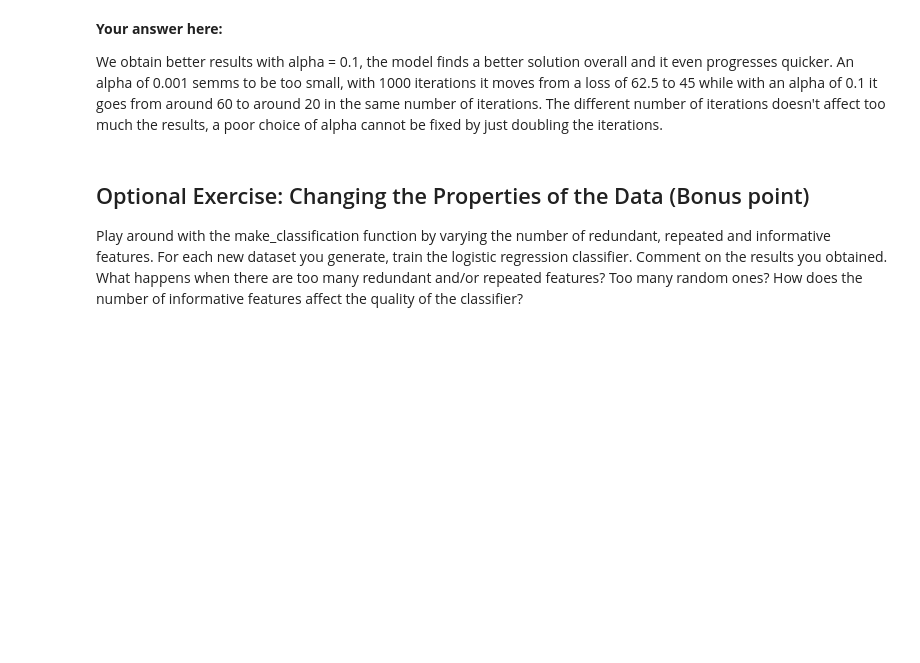
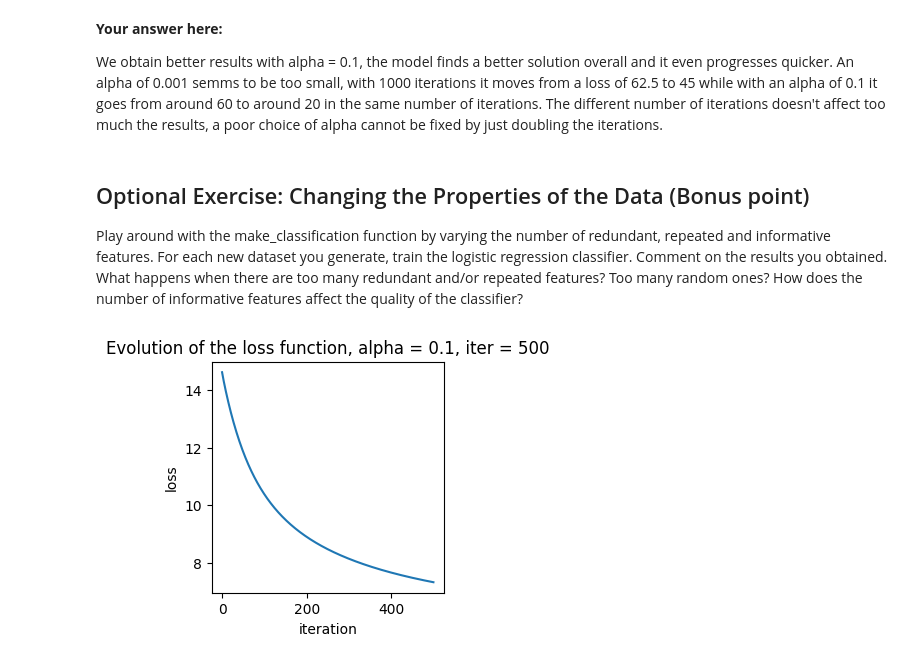
Before and after one commit to malis-course/MALIS, a Jupyter notebook: labs/lab2/lr/log_reg_solver.ipynb, the cells around one changed output. Cells and saved outputs as stored; diff of their text form; code cells hidden in the pictures; blank space fills up the shorter version.

```diff
--- a/labs/lab2/lr/log_reg_solver.ipynb
+++ b/labs/lab2/lr/log_reg_solver.ipynb
@@ -312,3 +312,31 @@ The different number of iterations doesn't affect too much the results, a poor c
 # %% [markdown]
 ## Optional Exercise: Changing the Properties of the Data (Bonus point)
 Play around with the make_classification function by varying the number of redundant, repeated and informative features. For each new dataset you generate, train the logistic regression classifier. Comment on the results you obtained. What happens when there are too many redundant and/or repeated features? Too many random ones? How does the number of informative features affect the quality of the classifier?
+# %%
+# Define a function to avoid repeated code, we will use the same parameters
+def apply_log_reg_and_get_loss(X, y):
+    #First we split the data into two sets: training and testing (no validation set in this lab)
+    X_tr, X_te, y_tr, y_te = train_test_split(X,y,test_size=0.1)
+
+    # Next we standardize the training set
+    X_tr, mean, std = standardize(X_tr)
+
+    # The test input features are standardized using the mean and std computed on the training set
+    X_te, _, _ = standardize(X_te, mean, std)
+
+    #We initialize the logistic regression class
+    logistic = LogisticRegression()
+
+    y_tr = y_tr.reshape((len(X_tr),1))
+    y_te = y_te.reshape((len(X_te),1))
+    #We fit the model using a learning rate of 0.1 and 500 iterations
+    values = logistic.fit(X_tr,y_tr, 0.1, 500)
+    return values
+# %%
+X, y = make_classification(n_features=100, n_redundant=90, n_repeated=0, n_informative=1, n_classes=2, n_clusters_per_class=1)
+
+values = apply_log_reg_and_get_loss(X, y)
+
+plot_loss('Evolution of the loss function, alpha = 0.1, iter = 500', values)
+# %% [output]
+[figure, added]
```
Also changed, not shown: parts of 6 cells of this notebook.
